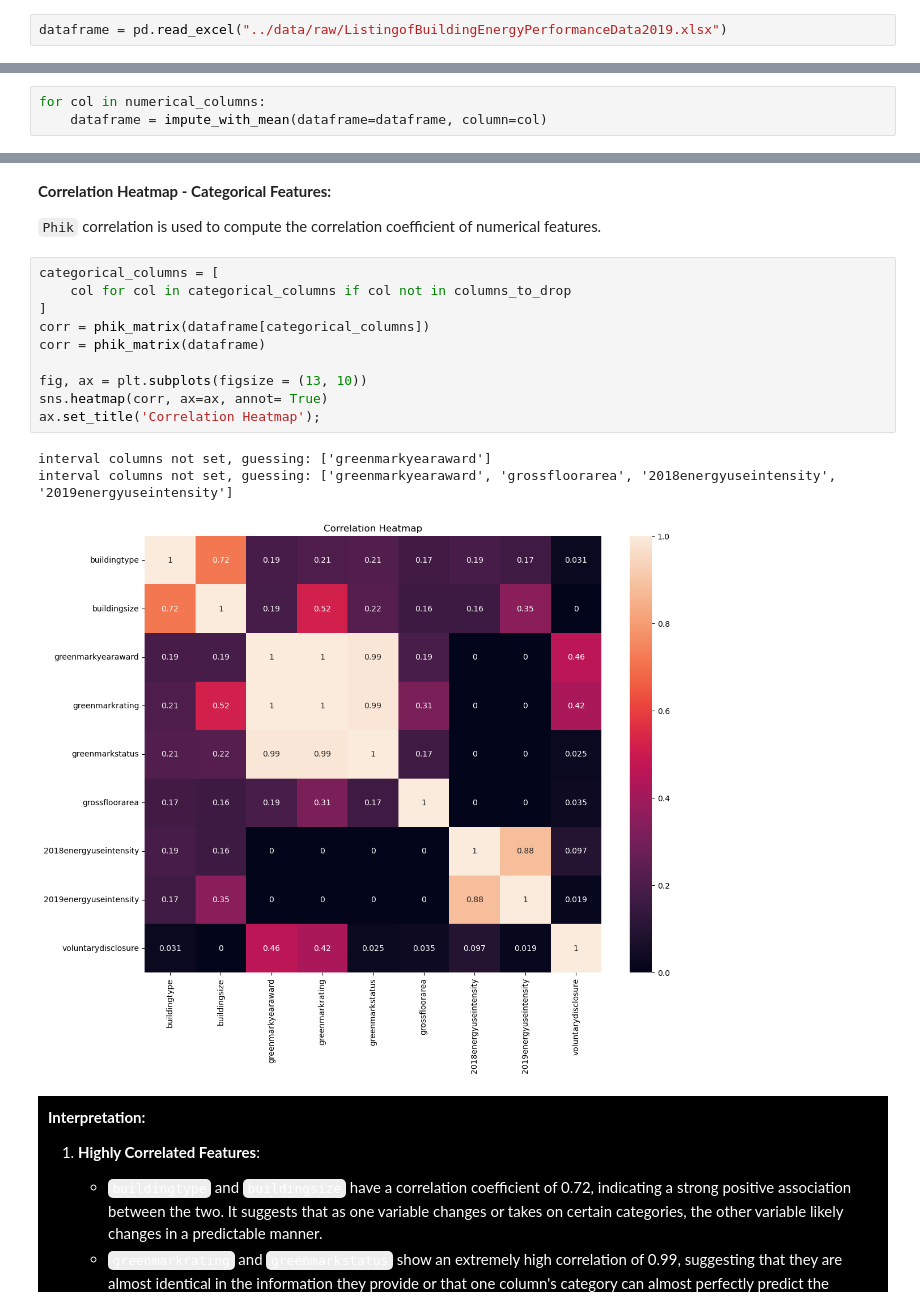
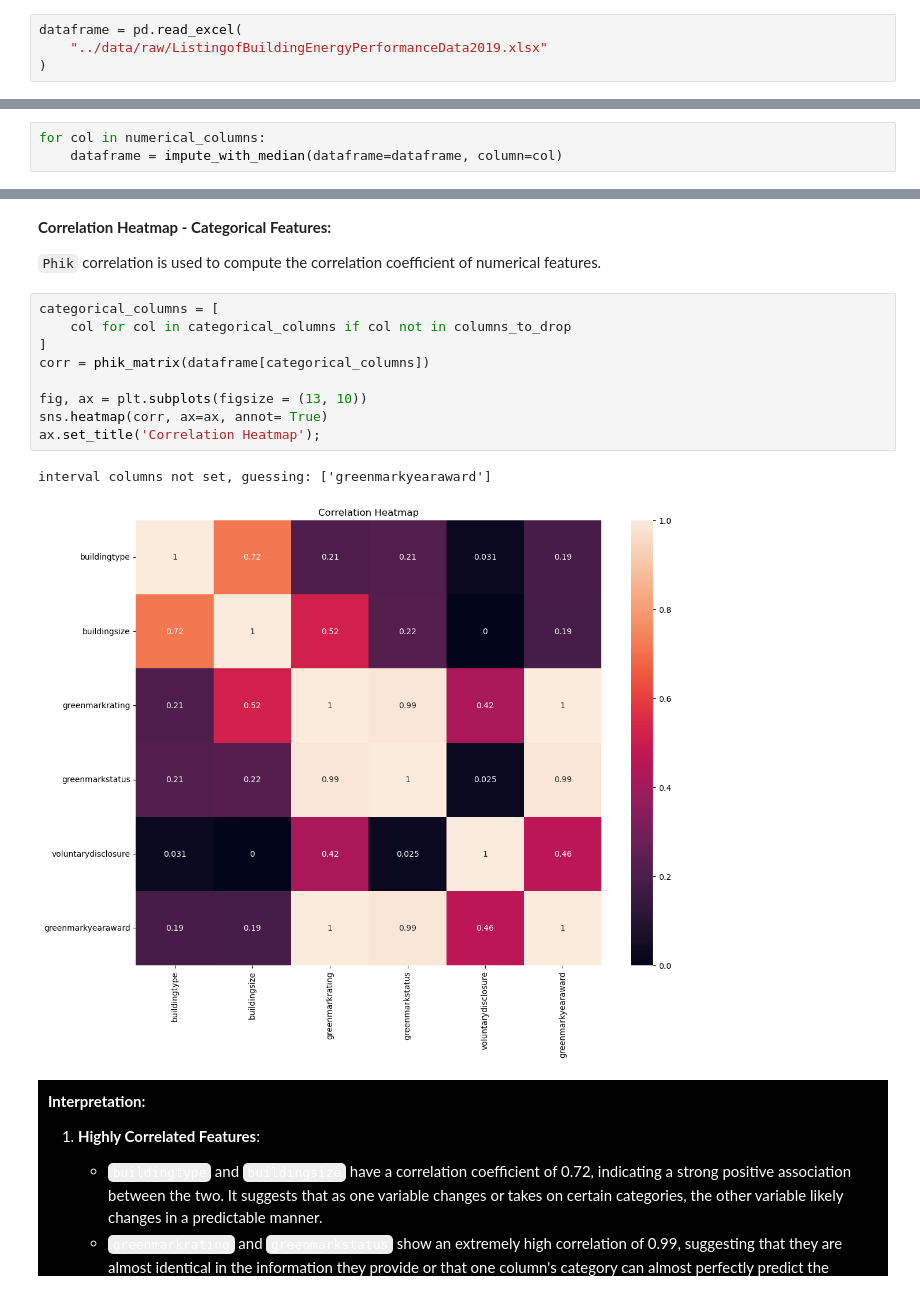
Before and after one commit to AlphaKhaw/eco-predict, a Jupyter notebook: notebooks/eda_2019.ipynb, the cells around one changed output, grey strips where cells are left out. Saved outputs shown, nothing was run; the diff lists cells and outputs as text.

```diff
--- a/notebooks/eda_2019.ipynb
+++ b/notebooks/eda_2019.ipynb
@@ -67,7 +63,9 @@ In this section, we will display basic general information and statistics of the
 
 **Load in dataset:**
 # %%
-dataframe = pd.read_excel("../data/raw/ListingofBuildingEnergyPerformanceData2019.xlsx")
+dataframe = pd.read_excel(
+    "../data/raw/ListingofBuildingEnergyPerformanceData2019.xlsx"
+)
 # %% [markdown]
 **Prints information about a DataFrame including the index dtype and columns, non-null values and memory usage:**
 # %%
@@ -683,7 +680,7 @@ INFO:root:Kolmogorov-Smirnov test results for the feature `2019energyuseintensit
 **Impute missing values:**
 # %%
 for col in numerical_columns:
-    dataframe = impute_with_mean(dataframe=dataframe, column=col)
+    dataframe = impute_with_median(dataframe=dataframe, column=col)
 # %% [markdown]
 ## 6. Bivariate and Multivariate Analysis<a class="anchor" id="bivariate-multivariate"></a>
 # %% [markdown]
@@ -721,17 +718,15 @@ ax.set_title('Correlation Heatmap - Numerical Features');
 # %%
 categorical_columns = [
     col for col in categorical_columns if col not in columns_to_drop
 ]
 corr = phik_matrix(dataframe[categorical_columns])
-corr = phik_matrix(dataframe)
 
 fig, ax = plt.subplots(figsize = (13, 10))
 sns.heatmap(corr, ax=ax, annot= True)
 ax.set_title('Correlation Heatmap');
 # %% [output]
 interval columns not set, guessing: ['greenmarkyearaward']
-interval columns not set, guessing: ['greenmarkyearaward', 'grossfloorarea', '2018energyuseintensity', '2019energyuseintensity']
-[figure, old version]
+[figure, new version]
 # %% [markdown]
 <div style="background-color: black; color: white; padding: 10px">
     <p><b>Interpretation:</b>
```
Also changed, not shown: parts of 7 cells of this notebook, 1 other file.
